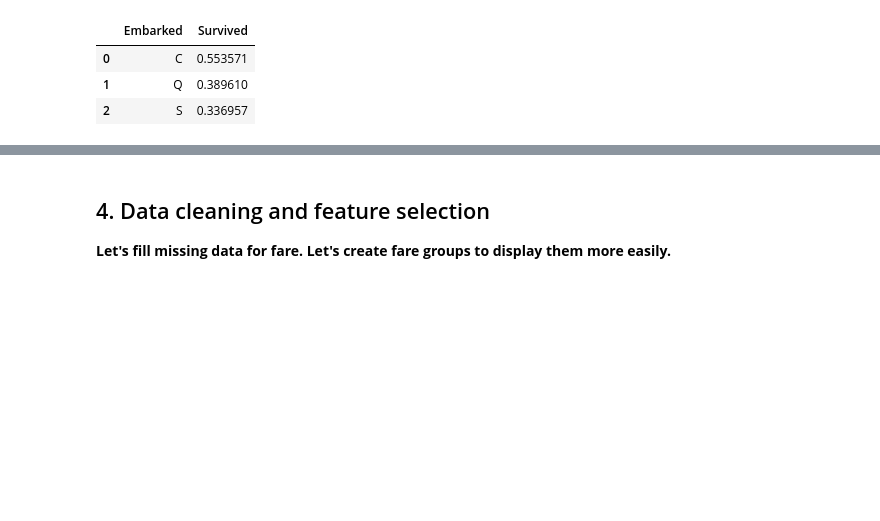
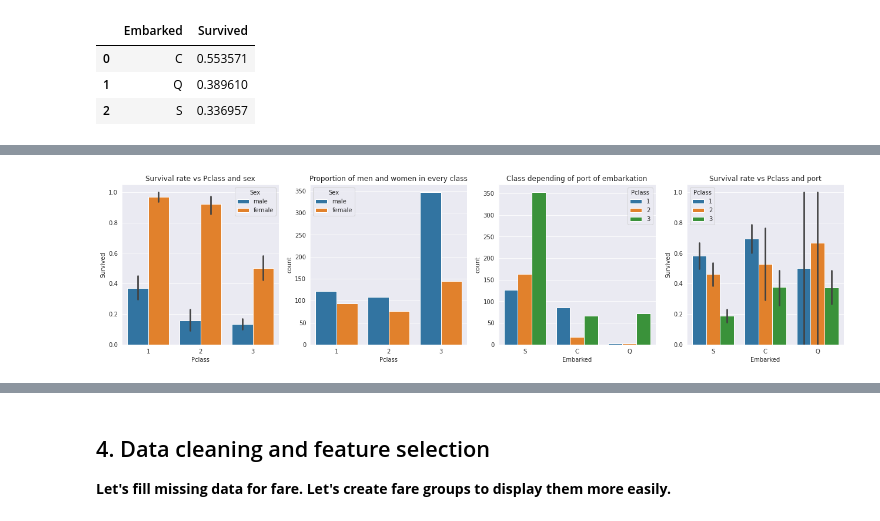
Before and after one commit to max-lutz/Kaggle_competitions, a Jupyter notebook: titanic-survival-prediction.ipynb, the cells around one changed output, grey strips where cells are left out. Drawn from its saved outputs; the diff is of its cells as text; code cells hidden in the pictures; blank space fills up the shorter version.

```diff
--- a/titanic-survival-prediction.ipynb
+++ b/titanic-survival-prediction.ipynb
@@ -306,0 +245,12 @@ Text(0.5, 1.0, 'Survival rate vs Pclass and sex')
+# %%
+fig, ax = plt.subplots(1,4, figsize=(22,5))
+sns.barplot(x="Pclass", y="Survived", hue="Sex", data=dataset_train, ax=ax[0])
+ax[0].set_title('Survival rate vs Pclass and sex');
+sns.countplot(x="Pclass", hue="Sex", data=dataset_train, ax=ax[1])
+ax[1].set_title('Proportion of men and women in every class');
+sns.countplot(x="Embarked", hue="Pclass", data=dataset_train, ax=ax[2])
+ax[2].set_title('Class depending of port of embarkation');
+sns.barplot(x="Embarked", y="Survived", hue="Pclass", data=dataset_train, ax=ax[3])
+ax[3].set_title('Survival rate vs Pclass and port');
+# %% [output]
+[figure, added]
```
Also changed, not shown: parts of 55 cells of this notebook.
